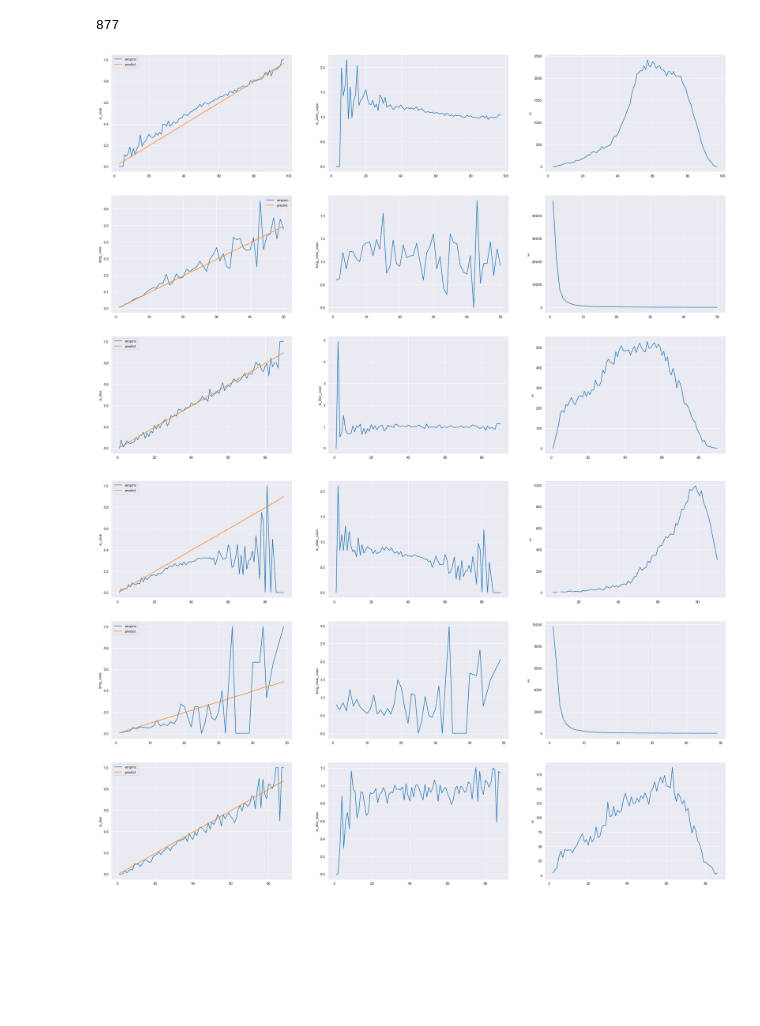
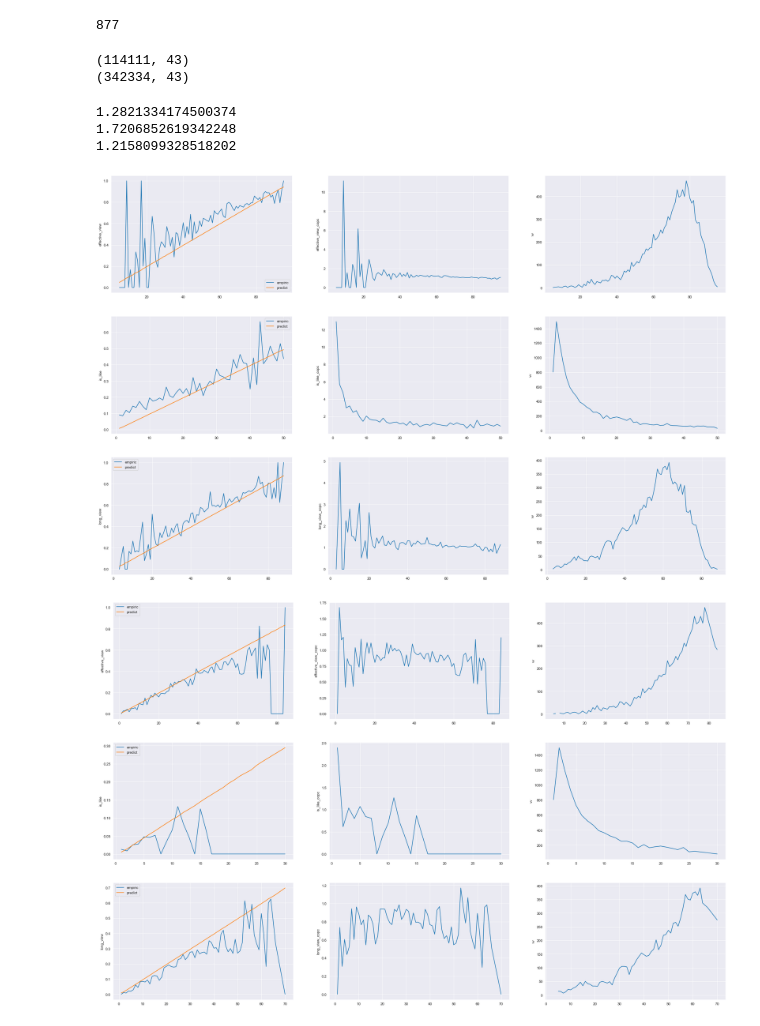
Before and after one commit to Jemma007/myThesis, a Jupyter notebook: lrtThesis/dataset/data_analyse.ipynb, the cells around one changed output. Saved outputs shown, nothing was run; the diff lists cells and outputs as text; code cells hidden in the pictures; blank space fills up the shorter version.

```diff
--- a/lrtThesis/dataset/data_analyse.ipynb
+++ b/lrtThesis/dataset/data_analyse.ipynb
@@ -144,8 +145,8 @@ def myScatter(series, name, idx, fig, save=False):
 # %%
 fig = plt.figure(figsize=(20, 20))
 i = 0
-high_xtr_user_set = dict()
-low_xtr_user_set = dict()
+high_xtr_user_set = set()
+low_xtr_user_set = set()
 user_count = raw_df.groupby("user_id")['video_id'].count().reset_index().rename({'video_id':'count'}, axis=1)
 for label in labels:
     count = raw_df.groupby("user_id")[label].mean()
@@ -154,9 +155,15 @@ for label in labels:
     myQuantile(count, label+'_count', i+2, fig)
     # myScatter(count, label+'_count', i+2, fig)
     not_zero_count = count[(count != 0) & (user_count['count'] > 10)] # 有label行为并且互动次数超过10
-    high_xtr_user_set[label] = set(not_zero_count[not_zero_count > not_zero_count.quantile(0.4)].index)
-    low_xtr_user_set[label] = set(not_zero_count[not_zero_count < not_zero_count.quantile(0.6)].index)
+    if high_xtr_user_set:
+        high_xtr_user_set &= set(not_zero_count[not_zero_count > not_zero_count.quantile(0.6)].index)
+    else:
+        high_xtr_user_set = set(not_zero_count[not_zero_count > not_zero_count.quantile(0.6)].index)
+    if low_xtr_user_set:
+        low_xtr_user_set &= set(not_zero_count[not_zero_count < not_zero_count.quantile(0.4)].index)
+    else:
+        low_xtr_user_set = set(not_zero_count[not_zero_count < not_zero_count.quantile(0.4)].index)
     i += 2
-plt.savefig('./data/figure/labels.png')
-plt.show()
+# plt.savefig('./data/figure/labels.png')
+# plt.show()
 # %% [output]
@@ -178,7 +185,14 @@ len(high_xtr_user_set['is_like'])
 # %% [output]
 877
 # %%
-val_df = pd.read_csv('./data/save/test_predict_data.csv')
+test_df = pd.read_csv('./data/save/test_predict_data.csv')
+val_df = pd.read_csv('./data/save/val_predict_data.csv')
+print(val_df.shape)
+val_df = pd.concat([test_df, val_df], axis=0)
+print(val_df.shape)
+# %% [output]
+(114111, 43)
+(342334, 43)
 # %%
 val_df.columns = category_features + continuous_features + labels + ['p_'+l for l in labels]
 for col in category_features:
@@ -188,14 +202,14 @@ high_xtr_df_dict = dict()
 fig = plt.figure(figsize=(30, 20))
 copc_dict = dict()
 for i, label in enumerate(labels):
-    high_xtr_df_dict[label] = val_df.loc[val_df['user_id'].isin(high_xtr_user_set[label]), ['user_id', label, 'p_'+label]]
+    high_xtr_df_dict[label] = val_df.loc[val_df['user_id'].isin(high_xtr_user_set), ['user_id', label, 'p_'+label]]
     high_xtr_df_dict[label]['x_label'] = np.ceil(high_xtr_df_dict[label]['p_'+label]*100)
     high_xtr_df_dict[label]['x_label'] = high_xtr_df_dict[label]['x_label'].map(int)
     copc_dict[label] = high_xtr_df_dict[label].groupby('x_label')[label].mean().reset_index()
     copc_dict[label].columns = ['x_label', 'emp_'+label]
     copc_dict[label] = copc_dict[label].merge(high_xtr_df_dict[label].groupby('x_label')['p_'+label].mean().reset_index(), on='x_label', how='left')
     vv = high_xtr_df_dict[label]['x_label'].value_counts().reset_index()
-    vv.columns = ['x_label', 'vv']
+    vv.columns = ['x_label', 'pv']
     copc_dict[label] = copc_dict[label].merge(vv, on='x_label', how='left')
     copc_dict[label]['copc'] = copc_dict[label]['emp_'+label] / copc_dict[label]['p_'+label]
     # print(copc_dict[label])
@@ -209,41 +223,45 @@ for i, label in enumerate(labels):
     plt.plot(copc_dict[label]['x_label'], copc_dict[label]['copc'])
     plt.ylabel(label+'_copc')
     fig.add_subplot(len(labels), 3, 3*i+3)
-    plt.plot(copc_dict[label]['x_label'], copc_dict[label]['vv'])
+    plt.plot(copc_dict[label]['x_label'], copc_dict[label]['pv'])
     plt.ylabel('vv')
-plt.savefig('./data/figure/copc.png')
+    print(copc_dict[label]['copc'].mean())
+plt.savefig('./data/figure/high_xtr_copc.png')
 # %% [output]
+1.2821334174500374
+1.7206852619342248
+1.2158099328518202
-[figure, old version]
+[figure, new version]
 # %%
 low_xtr_df_dict = dict()
 fig = plt.figure(figsize=(30, 20))
 copc_dict = dict()
 for i, label in enumerate(labels):
-    low_xtr_df_dict[label] = val_df.loc[val_df['user_id'].isin(low_xtr_user_set[label]), ['user_id', label, 'p_'+label]]
+    low_xtr_df_dict[label] = val_df.loc[val_df['user_id'].isin(low_xtr_user_set), ['user_id', label, 'p_'+label]]
     low_xtr_df_dict[label]['x_label'] = np.ceil(low_xtr_df_dict[label]['p_'+label]*100)
     low_xtr_df_dict[label]['x_label'] = low_xtr_df_dict[label]['x_label'].map(int)
     copc_dict[label] = low_xtr_df_dict[label].groupby('x_label')[label].mean().reset_index()
     copc_dict[label].columns = ['x_label', 'emp_'+label]
     copc_dict[label] = copc_dict[label].merge(low_xtr_df_dict[label].groupby('x_label')['p_'+label].mean().reset_index(), on='x_label', how='left')
     vv = high_xtr_df_dict[label]['x_label'].value_counts().reset_index()
-    vv.columns = ['x_label', 'vv']
+    vv.columns = ['x_label', 'pv']
     copc_dict[label] = copc_dict[label].merge(vv, on='x_label', how='left')
     copc_dict[label]['copc'] = copc_dict[label]['emp_'+label] / copc_dict[label]['p_'+label]
     copc_dict[label] = copc_dict[label].sort_values('p_'+label)
     fig.add_subplot(len(labels), 3, 3*i+1)
     plt.plot(copc_dict[label]['x_label'], copc_dict[label]['emp_'+label], label='empiric')
     plt.plot(copc_dict[label]['x_label'], copc_dict[label]['p_'+label], label='predict')
     plt.ylabel(label)
     plt.legend()
     fig.add_subplot(len(labels), 3, 3*i+2)
-    plt.plot(copc_dict[label]['x_label'], copc_dict[label]['copc'], label='predict')
+    plt.plot(copc_dict[label]['x_label'], copc_dict[label]['copc'])
     plt.ylabel(label+'_copc')
     fig.add_subplot(len(labels), 3, 3*i+3)
-    plt.plot(copc_dict[label]['x_label'], copc_dict[label]['vv'])
+    plt.plot(copc_dict[label]['x_label'], copc_dict[label]['pv'])
     plt.ylabel('vv')
+    # print(copc_dict[label])
+    # print(copc_dict[label]['copc'].mean())
 plt.savefig('./data/figure/low_xtr_copc.png')
-for i, label in enumerate(labels):
-    print()
 # %% [output]
-[figure, old version]
+[figure, new version]
 # %%
```
Also changed, not shown: parts of 5 cells of this notebook, 1 other file.
